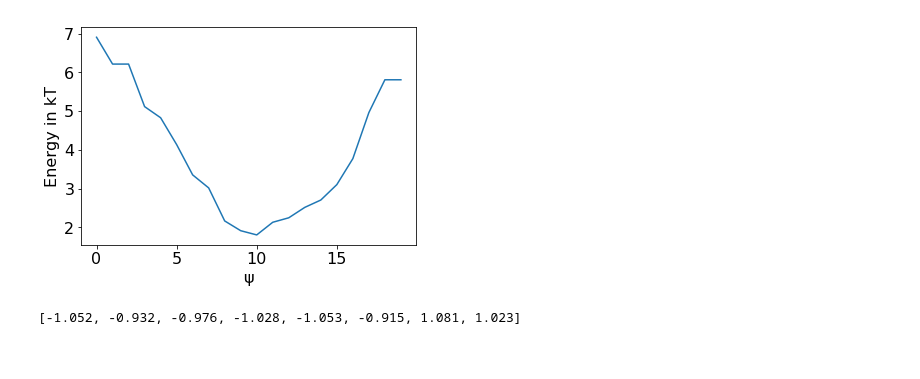
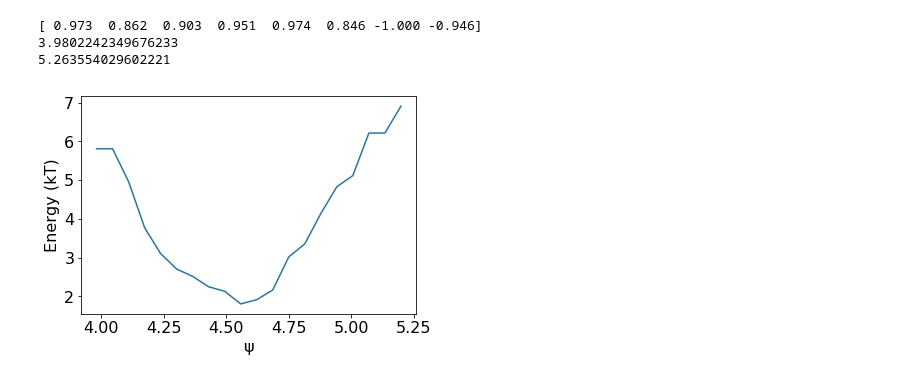
Before and after one commit to tiwarylab/amino, a Jupyter notebook: BUT/Pavan RC's.ipynb, the cells around one changed output. Cells and saved outputs as stored; diff of their text form; code cells hidden in the pictures.

Commit message:
updating a lot of images and adding code for those images

```diff
--- a/BUT/Pavan RC's.ipynb
+++ b/BUT/Pavan RC's.ipynb
@@ -136,14 +136,24 @@ array([ 1.178,  1.248,  1.029,  0.917,  0.688,  0.565, -0.509, -1.159])
 # %%
 # Graphing the optimal RC with the most wells
-rc = [-1.052, -0.932, -0.976, -1.028, -1.053, -0.915, 1.081, 1.023]
+rc = np.array([-1.052, -0.932, -0.976, -1.028, -1.053, -0.915, 1.081, 1.023])
+rc = -1 * rc / 1.081
 p=sgoop.md_prob(rc)
+proj=np.dot(sgoop.data_array,rc)
+min_rc = np.min(proj)
+max_rc = np.max(proj)
+print(rc)
+print(min_rc)
+print(max_rc)
+diff = (max_rc - min_rc) / 20
+xs = [min_rc + i * diff for i in range(20)]
 plt.rcParams.update({'font.size': 16})
 plt.pyplot.xlabel("\u03C8")
-plt.pyplot.ylabel("Energy in kT")
-plt.pyplot.plot(-np.ma.log(p))
+plt.pyplot.ylabel("Energy (kT)")
+plt.pyplot.plot(xs, -np.ma.log(p))
 plt.pyplot.show()
-print(rc)
-print(str(candidate_wells - 1) + " well(s)")
+#print(str(candidate_wells - 1) + " well(s)")
 # %% [output]
+[ 0.973  0.862  0.903  0.951  0.974  0.846 -1.000 -0.946]
+3.9802242349676233
+5.263554029602221
-[figure, old version]
+[figure, new version]
-[-1.052, -0.932, -0.976, -1.028, -1.053, -0.915, 1.081, 1.023]
```
Also changed, not shown: parts of 1 cell of this notebook, 12 other files.
